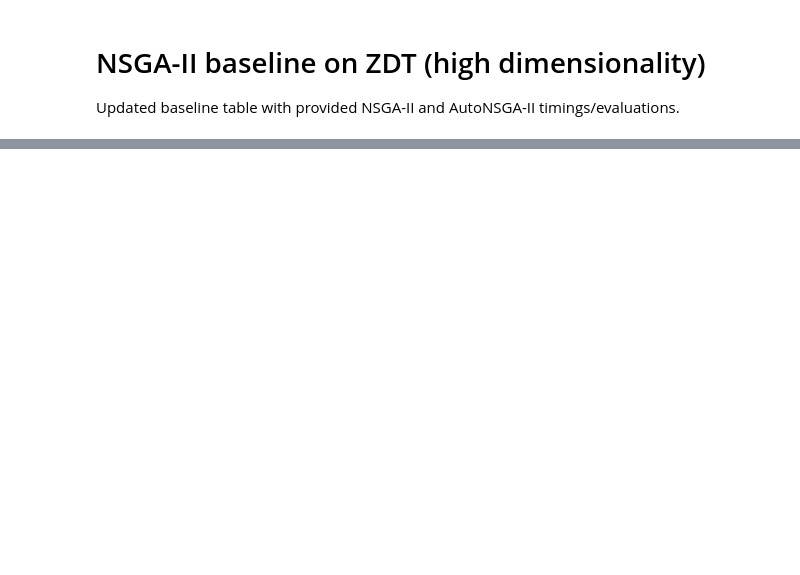
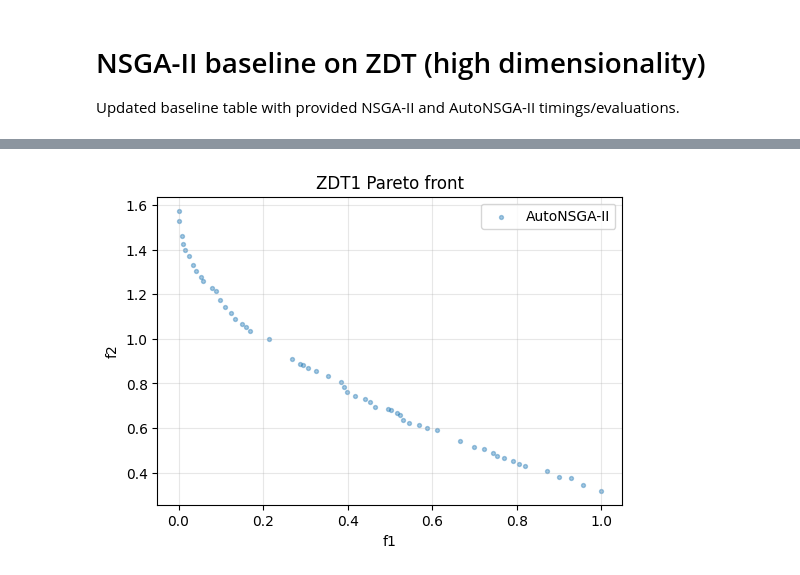
Before and after one commit to NicolasRodriguezUribe/VAMOS, a Jupyter notebook: notebooks/sota-zdt.ipynb, the cells around one changed output, grey strips where cells are left out. Cells and saved outputs as stored; diff of their text form; code cells hidden in the pictures; blank space fills up the shorter version.

```diff
--- a/notebooks/sota-zdt.ipynb
+++ b/notebooks/sota-zdt.ipynb
@@ -74,0 +253,26 @@ display(baseline_df)
+# %%
+import numpy as np
+import matplotlib.pyplot as plt
+
+RUN_RESULTS = globals().get("RUN_RESULTS", {})
+if not RUN_RESULTS:
+    raise RuntimeError("Run the launch cell first to populate RUN_RESULTS.")
+
+metrics = RUN_RESULTS.get("autonsga2")
+if metrics is None:
+    raise RuntimeError("AutoNSGA-II metrics not found in RUN_RESULTS.")
+
+F = np.asarray(metrics.get("F"))
+if F.size == 0 or F.ndim != 2 or F.shape[1] < 2:
+    raise RuntimeError("Result F is empty or has fewer than 2 objectives; cannot plot Pareto front.")
+
+plt.figure(figsize=(6, 4))
+plt.scatter(F[:, 0], F[:, 1], s=8, alpha=0.4, label="AutoNSGA-II")
+plt.xlabel("f1")
+plt.ylabel("f2")
+plt.title("ZDT1 Pareto front")
+plt.legend()
+plt.grid(True, alpha=0.3)
+plt.show()
+# %% [output]
+[figure, added]
```
Also changed, not shown: parts of 6 cells of this notebook, 11 other files.
